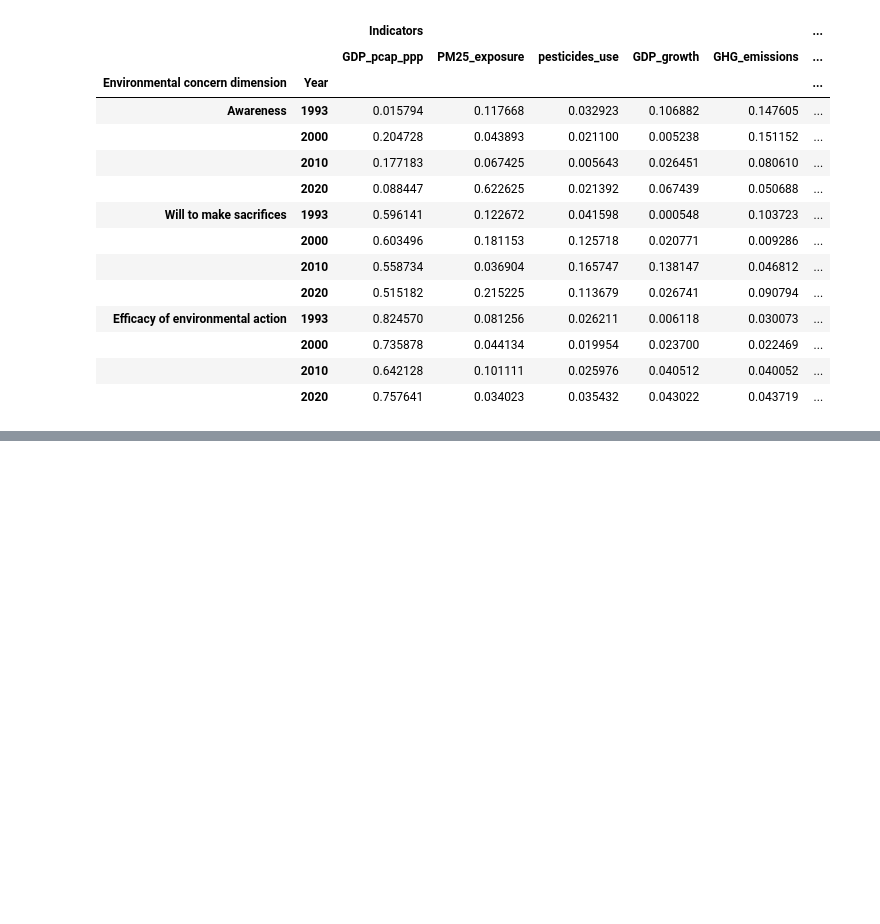
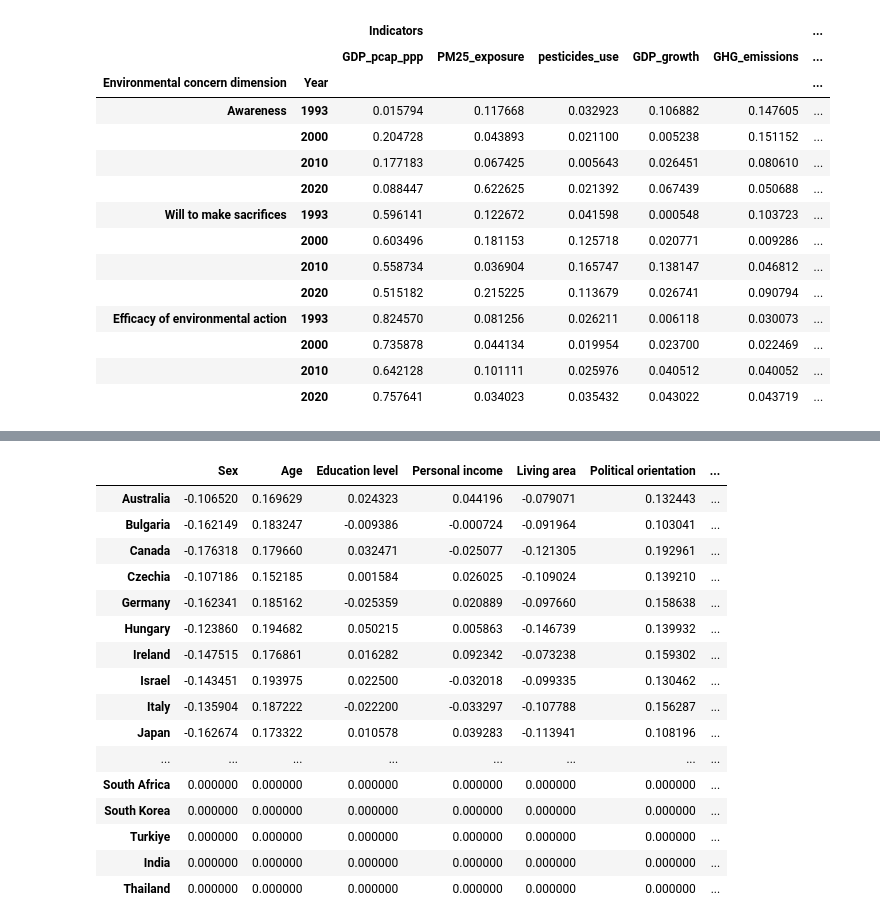
Before and after one commit to EdoardoTronconi/TesiMagistrale, a Jupyter notebook: Notebooks/PredictiveIndicators.ipynb, the cells around one changed output, grey strips where cells are left out. Drawn from its saved outputs; the diff is of its cells as text; code cells hidden in the pictures; blank space fills up the shorter version.

Commit message:
Tensorflow model set up - needs further work

```diff
--- a/Notebooks/PredictiveIndicators.ipynb
+++ b/Notebooks/PredictiveIndicators.ipynb
@@ -881,0 +982,31 @@ ___
+# %%
+# Preprocessing data for the model
+def preprocess_data(df, year, macro_ind, micro_ind, target):
+    #select year
+    df = df.loc[year]
+
+    #fill missing values with columns average
+    df = df.fillna(df.mean())
+    #if whole column is missing fill with 0, then replace with NaN in output
+    df = df.fillna(0)
+
+    #normalization
+    scaler = StandardScaler()
+    df.iloc[:] = scaler.fit_transform(df)
+
+
+    #split data into macro and micro indicators
+    X_macro = df.loc[:, df.columns.get_level_values("Variable Name").isin(macro_ind)].values
+    X_micro = df.loc[:, df.columns.get_level_values("Variable Name").isin(micro_ind)].values
+    y = df.loc[:, ("Environmental concern dimension", target)].values
+    country_indices = df.index.get_level_values("Country").to_series().map({country: i for i, country in enumerate(unique_countries)}).values
+    return [X_macro, X_micro, country_indices], y
+
+X, y = preprocess_data(data_issp_numerical_clustered, 1993, macro_indicators, micro_indicators, "Awareness")
+# %%
+# Train the model
+model.fit(X, y, epochs=25)#, batch_size=len(X[0]))
+
+# Make predictions
+predictions = model.predict(X)
+print(predictions)
@@ -881,0 +1031,5 @@ ___
+# %%
+def style_dataframe(data):
+    max = data.abs().max(axis=None)
+    styled_df = data.style.background_gradient(cmap="bwr", axis=None, vmin=-max, vmax=max)
+    display(styled_df)
@@ -881,0 +1054,20 @@ ___
+# %%
+style_dataframe(pd.DataFrame(model.get_layer("Micro_custom_layer").kernels, index=micro_indicators).map(lambda x: x.numpy()[0]).T)
+# %% [output]
+|  | Sex | Age | Education level | Personal income | Living area | Political orientation | ... |
+| Australia | -0.106520 | 0.169629 | 0.024323 | 0.044196 | -0.079071 | 0.132443 | ... |
+| Bulgaria | -0.162149 | 0.183247 | -0.009386 | -0.000724 | -0.091964 | 0.103041 | ... |
+| Canada | -0.176318 | 0.179660 | 0.032471 | -0.025077 | -0.121305 | 0.192961 | ... |
+| Czechia | -0.107186 | 0.152185 | 0.001584 | 0.026025 | -0.109024 | 0.139210 | ... |
+| Germany | -0.162341 | 0.185162 | -0.025359 | 0.020889 | -0.097660 | 0.158638 | ... |
+| Hungary | -0.123860 | 0.194682 | 0.050215 | 0.005863 | -0.146739 | 0.139932 | ... |
+| Ireland | -0.147515 | 0.176861 | 0.016282 | 0.092342 | -0.073238 | 0.159302 | ... |
+| Israel | -0.143451 | 0.193975 | 0.022500 | -0.032018 | -0.099335 | 0.130462 | ... |
+| Italy | -0.135904 | 0.187222 | -0.022200 | -0.033297 | -0.107788 | 0.156287 | ... |
+| Japan | -0.162674 | 0.173322 | 0.010578 | 0.039283 | -0.113941 | 0.108196 | ... |
+| ... | ... | ... | ... | ... | ... | ... | ... |
+| South Africa | 0.000000 | 0.000000 | 0.000000 | 0.000000 | 0.000000 | 0.000000 | ... |
+| South Korea | 0.000000 | 0.000000 | 0.000000 | 0.000000 | 0.000000 | 0.000000 | ... |
+| Turkiye | 0.000000 | 0.000000 | 0.000000 | 0.000000 | 0.000000 | 0.000000 | ... |
+| India | 0.000000 | 0.000000 | 0.000000 | 0.000000 | 0.000000 | 0.000000 | ... |
+| Thailand | 0.000000 | 0.000000 | 0.000000 | 0.000000 | 0.000000 | 0.000000 | ... |
```
Also changed, not shown: parts of 8 cells of this notebook, 3 other files.
